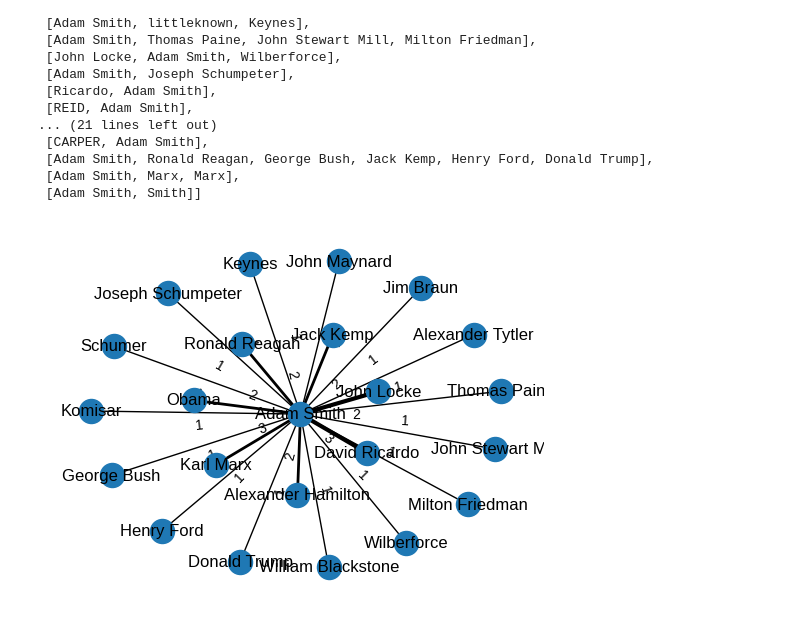
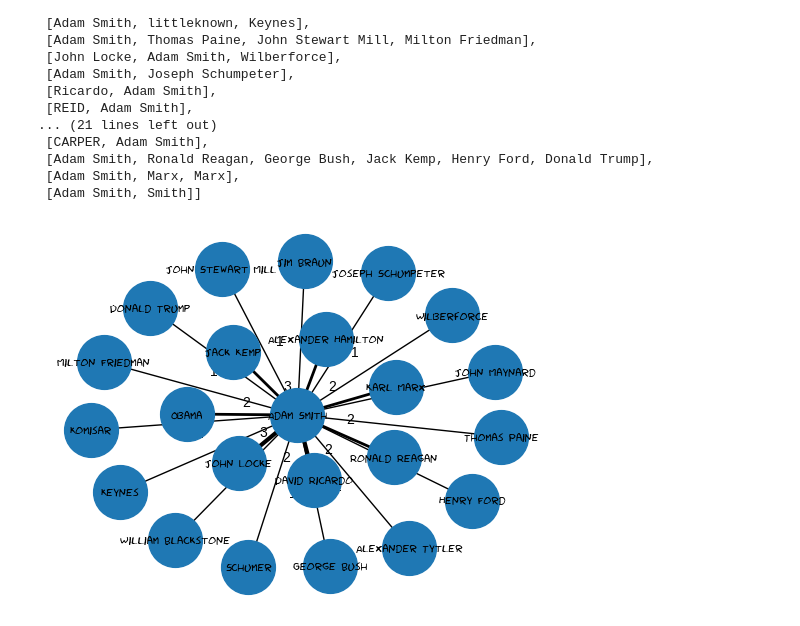
Before and after one commit to yuliiabosher/Adam_Smith_project, a Jupyter notebook: Visualisations.ipynb, the cells around one changed output. Drawn from its saved outputs; the diff is of its cells as text; code cells hidden in the pictures.

Commit message:
changed size of nodes and font

```diff
--- a/Visualisations.ipynb
+++ b/Visualisations.ipynb
@@ -582,15 +582,15 @@ person_entities = {'Ronald Reagan': 2, 'Jim Braun': 1, 'Alexander Hamilton': 2,
 # %%
 G = nx.Graph()
 nodes = list(person_entities.keys())
 nodes.append('Adam Smith')
 G.add_nodes_from(nodes)
 [G.add_edge('Adam Smith', i, weight=person_entities[i]) for i in person_entities]
 edge_width = [G[u][v]['weight'] for u, v in G.edges()]
 edge_labels = dict(zip(G.edges(), [str(G[u][v]['weight']) for u, v in G.edges()]))
 pos = nx.spring_layout(G)
-nx.draw_networkx_edge_labels(G, pos, edge_labels=edge_labels, font_size=10)
+nx.draw_networkx_edge_labels(G, pos, edge_labels=edge_labels, font_size=10, rotate=False)
 for node in nodes:
   G.nodes[node]['label'] = node
-nx.draw(G, width=edge_width, with_labels=True)
+nx.draw(G, width=edge_width, with_labels=True, node_size=1500, font_size=8, font_family='fantasy')
 # %% [output]
-[figure, old version]
+[figure, new version]
```
Also changed, not shown: parts of 2 cells of this notebook.
